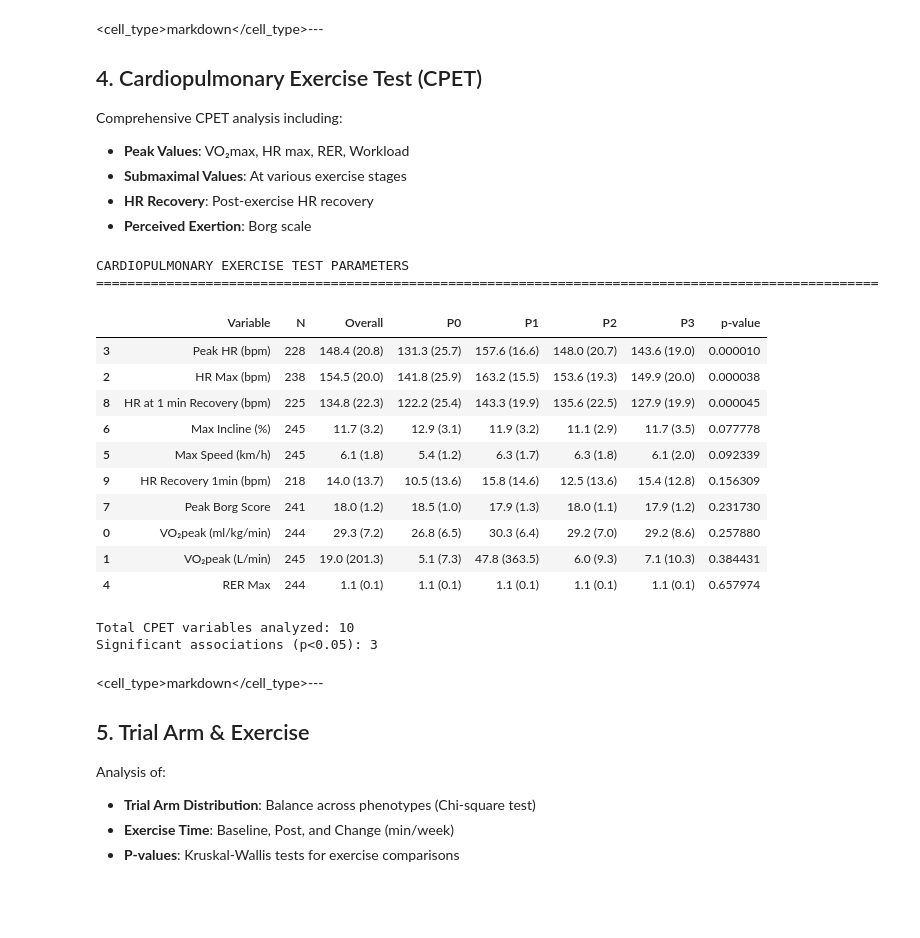
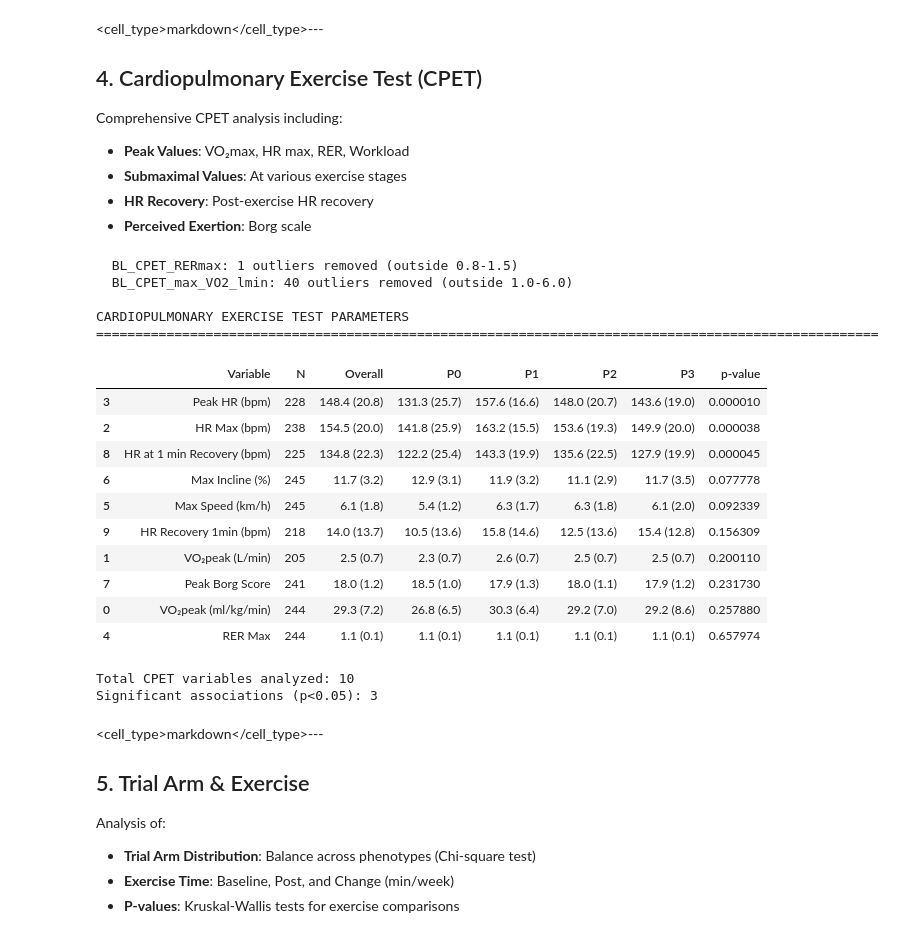
Before and after one commit to androst/nexaf-ai, a Jupyter notebook: notebooks/04_associations.ipynb, the cells around one changed output. Cells and saved outputs as stored; diff of their text form; code cells hidden in the pictures; blank space fills up the shorter version.

```diff
--- a/notebooks/04_associations.ipynb
+++ b/notebooks/04_associations.ipynb
@@ -929,47 +809,54 @@ cpet_vars = {
 cpet_cols = ['ID'] + [c for c in cpet_vars.keys() if c in df_baseline.columns]
 df_cpet = features_df[['ID', 'phenotype']].merge(df_baseline[cpet_cols], on='ID', how='inner')
 
-# Apply outlier filtering
+# Apply outlier filtering - physiologically plausible ranges
 cpet_outlier_thresholds = {
     'BL_CPET_RERmax': (0.8, 1.5),
-    'BL_CPET_max_VO2_mlkgmin': (10, 70),
+    'BL_CPET_max_VO2_mlkgmin': (10, 70),      # ml/kg/min - typical range 15-60
+    'BL_CPET_max_VO2_lmin': (1.0, 6.0),       # L/min - typical range 1.5-5.0
     'BL_CPET_Hfmax': (80, 220),
     'BL_CPET_max_hf': (80, 220),
     'BL_CPET_HF_1min': (50, 200),
 }
 
 for col, (low, high) in cpet_outlier_thresholds.items():
     if col in df_cpet.columns:
+        n_outliers = ((df_cpet[col] < low) | (df_cpet[col] > high)).sum()
+        if n_outliers > 0:
+            print(f"  {col}: {n_outliers} outliers removed (outside {low}-{high})")
         df_cpet.loc[(df_cpet[col] < low) | (df_cpet[col] > high), col] = np.nan
 
 # Calculate HR recovery (drop from max to 1 min)
 if 'BL_CPET_max_hf' in df_cpet.columns and 'BL_CPET_HF_1min' in df_cpet.columns:
     df_cpet['HR_recovery_1min'] = df_cpet['BL_CPET_max_hf'] - df_cpet['BL_CPET_HF_1min']
     cpet_vars['HR_recovery_1min'] = 'HR Recovery 1min (bpm)'
 
 # Create CPET table
 cpet_table = create_analysis_table(df_cpet, cpet_vars, n_phenotypes=N_PHENOTYPES)
 cpet_display = ['Variable', 'N', 'Overall'] + [f'P{p}' for p in range(N_PHENOTYPES)] + ['p-value']
 
-print("CARDIOPULMONARY EXERCISE TEST PARAMETERS")
+print("\nCARDIOPULMONARY EXERCISE TEST PARAMETERS")
 print("=" * 100)
 display(cpet_table.sort_values('p-value')[cpet_display])
 
 print(f"\nTotal CPET variables analyzed: {len(cpet_table)}")
 print(f"Significant associations (p<0.05): {(cpet_table['p-value'] < 0.05).sum()}")
 # %% [output]
+  BL_CPET_RERmax: 1 outliers removed (outside 0.8-1.5)
+  BL_CPET_max_VO2_lmin: 40 outliers removed (outside 1.0-6.0)
+
 CARDIOPULMONARY EXERCISE TEST PARAMETERS
 ====================================================================================================
 |  | Variable | N | Overall | P0 | P1 | P2 | P3 | p-value |
 | 3 | Peak HR (bpm) | 228 | 148.4 (20.8) | 131.3 (25.7) | 157.6 (16.6) | 148.0 (20.7) | 143.6 (19.0) | 0.000010 |
 | 2 | HR Max (bpm) | 238 | 154.5 (20.0) | 141.8 (25.9) | 163.2 (15.5) | 153.6 (19.3) | 149.9 (20.0) | 0.000038 |
 | 8 | HR at 1 min Recovery (bpm) | 225 | 134.8 (22.3) | 122.2 (25.4) | 143.3 (19.9) | 135.6 (22.5) | 127.9 (19.9) | 0.000045 |
 | 6 | Max Incline (%) | 245 | 11.7 (3.2) | 12.9 (3.1) | 11.9 (3.2) | 11.1 (2.9) | 11.7 (3.5) | 0.077778 |
 | 5 | Max Speed (km/h) | 245 | 6.1 (1.8) | 5.4 (1.2) | 6.3 (1.7) | 6.3 (1.8) | 6.1 (2.0) | 0.092339 |
 | 9 | HR Recovery 1min (bpm) | 218 | 14.0 (13.7) | 10.5 (13.6) | 15.8 (14.6) | 12.5 (13.6) | 15.4 (12.8) | 0.156309 |
+| 1 | VO₂peak (L/min) | 205 | 2.5 (0.7) | 2.3 (0.7) | 2.6 (0.7) | 2.5 (0.7) | 2.5 (0.7) | 0.200110 |
 | 7 | Peak Borg Score | 241 | 18.0 (1.2) | 18.5 (1.0) | 17.9 (1.3) | 18.0 (1.1) | 17.9 (1.2) | 0.231730 |
 | 0 | VO₂peak (ml/kg/min) | 244 | 29.3 (7.2) | 26.8 (6.5) | 30.3 (6.4) | 29.2 (7.0) | 29.2 (8.6) | 0.257880 |
-| 1 | VO₂peak (L/min) | 245 | 19.0 (201.3) | 5.1 (7.3) | 47.8 (363.5) | 6.0 (9.3) | 7.1 (10.3) | 0.384431 |
 | 4 | RER Max | 244 | 1.1 (0.1) | 1.1 (0.1) | 1.1 (0.1) | 1.1 (0.1) | 1.1 (0.1) | 0.657974 |
 Total CPET variables analyzed: 10
 Significant associations (p<0.05): 3
```
Also changed, not shown: parts of 6 cells of this notebook.
